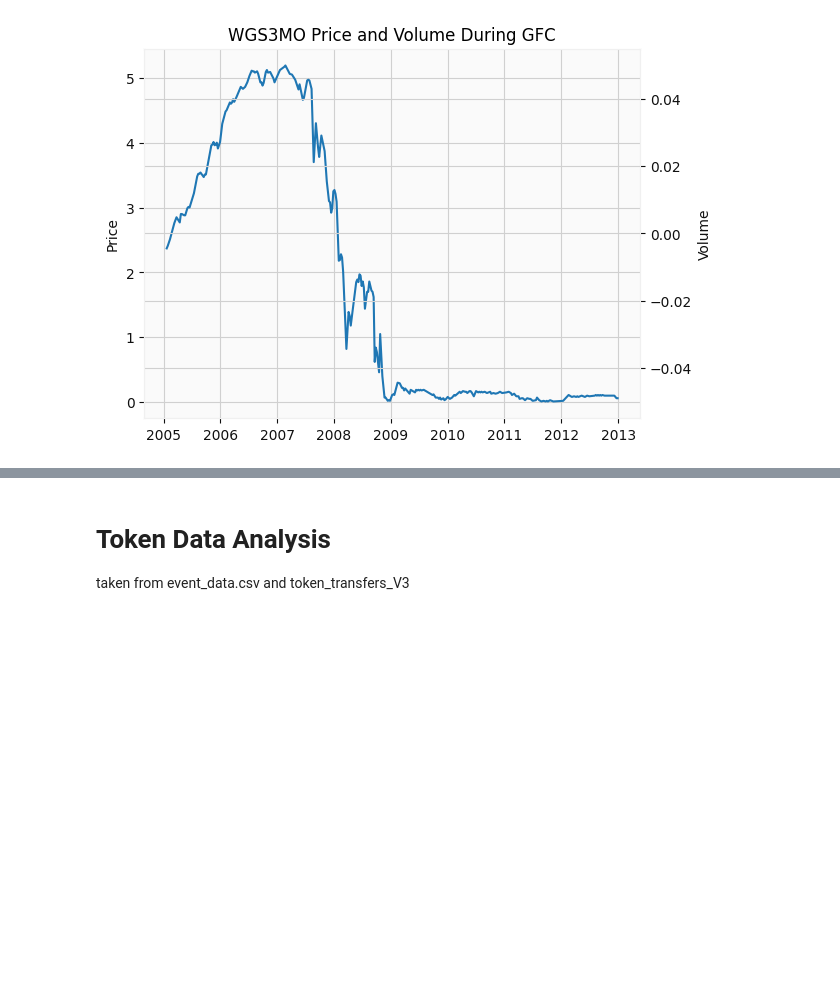
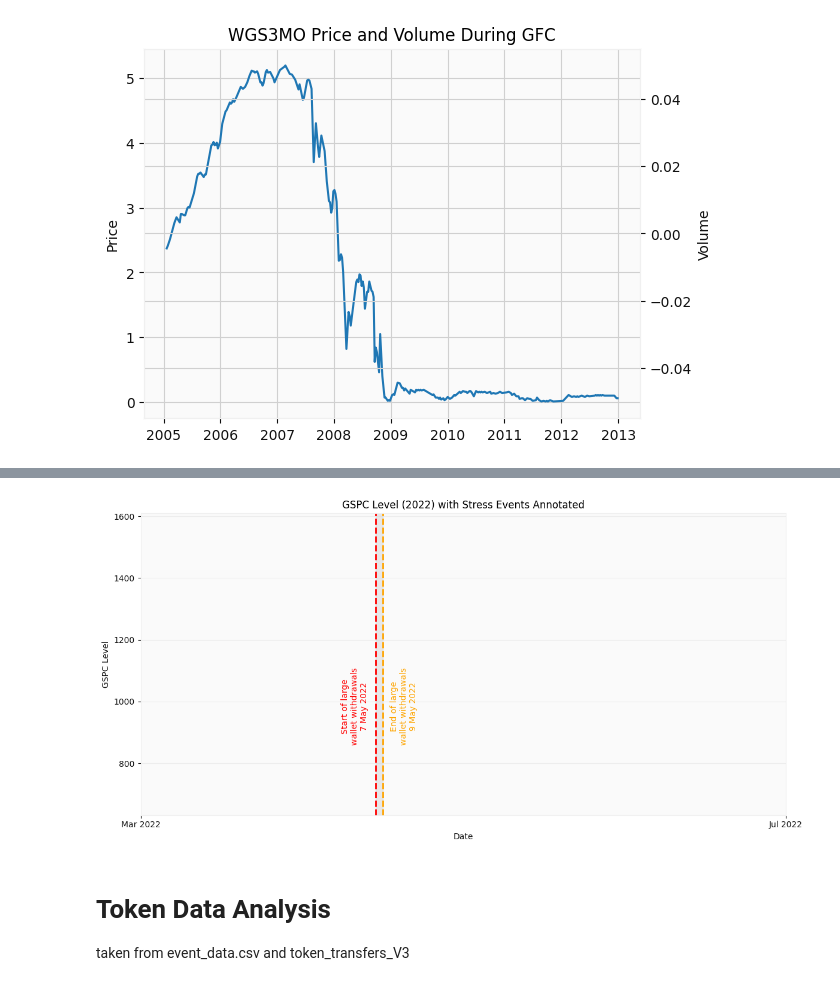
Before and after one commit to Dangomimikyu/ghostbusters, a Jupyter notebook: src/DataParse.ipynb, the cells around one changed output, grey strips where cells are left out. Saved outputs shown, nothing was run; the diff lists cells and outputs as text; code cells hidden in the pictures; blank space fills up the shorter version.

```diff
--- a/src/DataParse.ipynb
+++ b/src/DataParse.ipynb
@@ -148,3 +225,80 @@ for name, df in allStocks.items():
+# %%
+import matplotlib.pyplot as plt
+import pandas as pd
+
+df = GSPC_df.copy()
+
+# Key stress timestamps
+start_withdraw = pd.Timestamp("2022-05-07")
+end_withdrawal = pd.Timestamp("2022-05-09")
+
+fig, ax = plt.subplots(figsize=(12, 6))
+
+# -----------------------------
+# Line chart (GSPC level)
+# -----------------------------
+ax.plot(
+    df["Date"],
+    df["Close"],
+    linewidth=2,
+    label="GSPC Level"
+)
+
+ax.set_ylabel("GSPC Level")
+ax.set_xlabel("Date")
+
+# -----------------------------
+# Zoom to 2008–2009
+# -----------------------------
+ax.set_xlim(pd.Timestamp("2022-03-01"), pd.Timestamp("2022-09-01"))
+
+# -----------------------------
+# Stress indicators (dotted vertical lines)
+# -----------------------------
+ax.axvline(start_withdraw, linestyle="--", linewidth=2, color='red')
+ax.axvline(end_withdrawal, linestyle="--", linewidth=2, color='orange')
+ax.axvspan(start_withdraw, end_withdrawal, alpha=0.15, color='grey')
+
+# -----------------------------
+# Annotate along the vertical lines
+# -----------------------------
+ylim = ax.get_ylim()  # get current y-axis limits
+y_top = ylim[1]  # top of y-axis for placing text
+
+offset1 = pd.Timedelta(days=6)
+offset2 = pd.Timedelta(days=6)
+
+ax.text(start_withdraw - offset1, y_top - 500, "Start of large\nwallet withdrawals\n7 May 2022",
+        color="red", fontsize=10, ha="center", va="top", rotation=90)
+ax.text(end_withdrawal + offset2, y_top - 500, "End of large\nwallet withdrawals\n9 May 2022",
+        color="orange", fontsize=10, ha="center", va="top", rotation=90)
+
+# -----------------------------
+# X-axis ticks remain at key dates
+# -----------------------------
+xticks = [
+    pd.Timestamp("2022-03-01"),
+    pd.Timestamp("2022-09-01"),
+]
+
+xlabels = [
+    "Mar 2022",
+    "Jul 2022",
+]
+
+ax.set_xticks(xticks)
+ax.set_xticklabels(xlabels)
+
+# -----------------------------
+# Title & formatting
+# -----------------------------
+ax.set_title("GSPC Level (2022) with Stress Events Annotated")
+ax.grid(alpha=0.3)
+
+plt.tight_layout()
+plt.show()
+# %% [output]
+[figure, added]
 # %% [markdown]
 # Token Data Analysis
 taken from event_data.csv and token_transfers_V3
```
Also changed, not shown: parts of 1 cell of this notebook.
